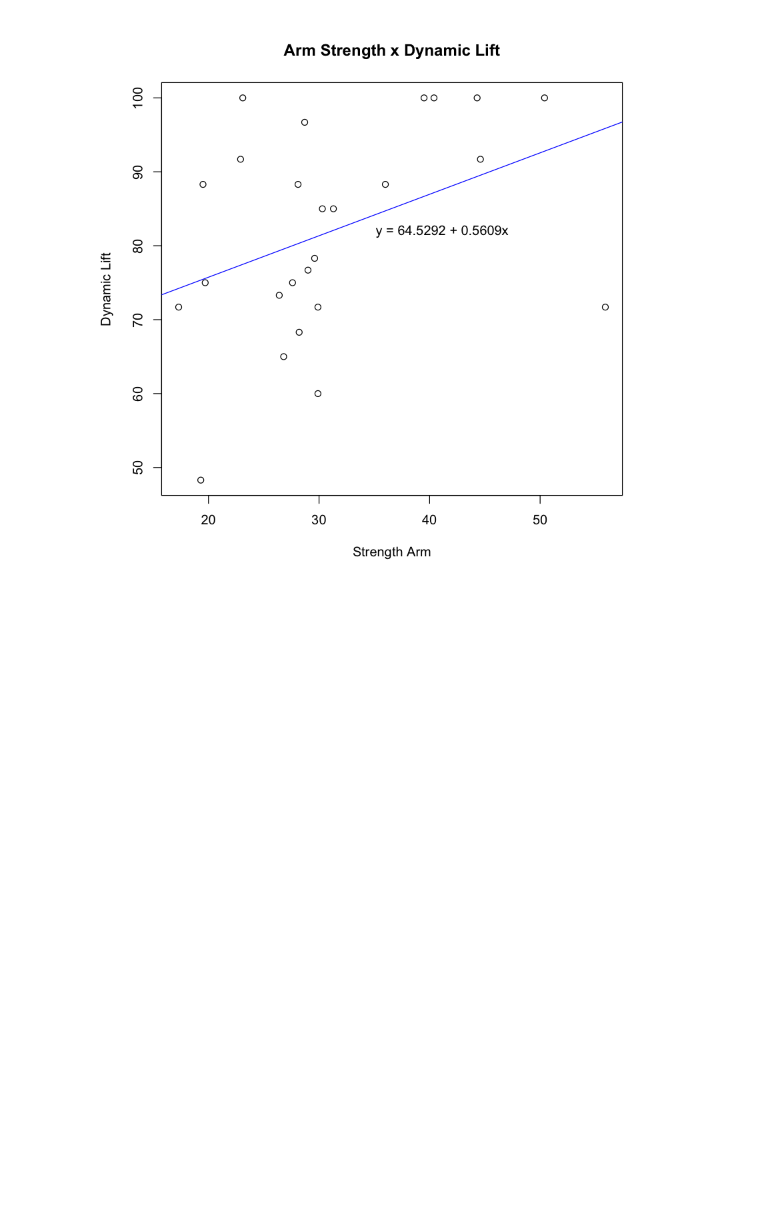
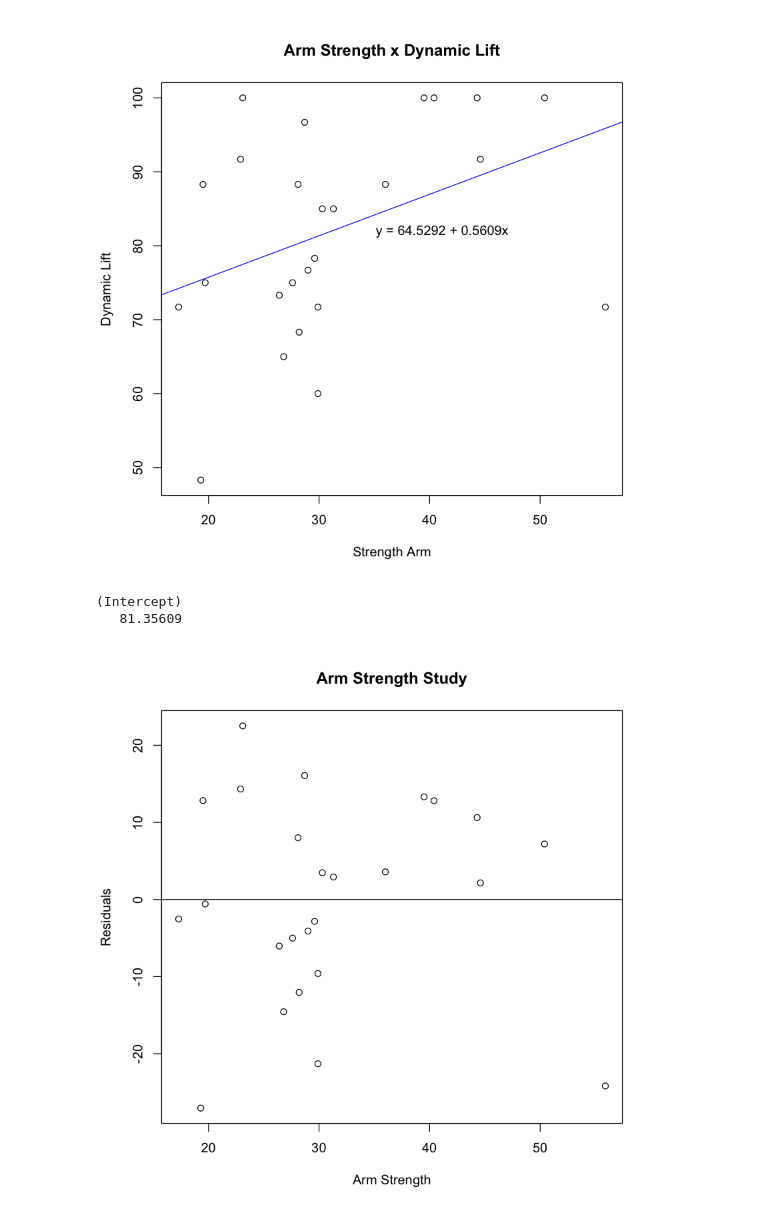
Before and after one commit to ramonsilvanet/regressaoLinear, a Jupyter notebook: trabalho_rl_71.r.ipynb, the cells around one changed output. Saved outputs shown, nothing was run; the diff lists cells and outputs as text; code cells hidden in the pictures; blank space fills up the shorter version.

```diff
--- a/trabalho_rl_71.r.ipynb
+++ b/trabalho_rl_71.r.ipynb
@@ -5,7 +5,7 @@ strength_test_data = data.frame(
 )
 # %%
 strength_test_data.lm = lm(dynamic_lift_y ~ arm_strength_x, data = strength_test_data )
-strength_test_data.lm
-
+strength_test_data.coeffs = coefficients(strength_test_data.lm)
+strength_test_data.coeffs
 strength_test_data.res = resid(strength_test_data.lm)
 # %% [output]
@@ -26,3 +22,20 @@ abline(strength_test_data.lm, col = 'blue')
 text(mean(strength_test_data$arm_strength_x) + 10, mean(strength_test_data$dynamic_lift_y), "y = 64.5292 + 0.5609x")
 # %% [output]
 [figure]
+# %%
+dynamic_lift = 30
+estimated_arm_strrength = strength_test_data.coeffs[1] + strength_test_data.coeffs[2] * dynamic_lift
+estimated_arm_strrength
+# %% [output]
+(Intercept)
+   81.35609
+# %%
+plot(strength_test_data$arm_strength_x,
+     strength_test_data.res,
+     ylab="Residuals",
+     xlab="Arm Strength",
+     main="Arm Strength Study"
+    )
+abline(0, 0)
+# %% [output]
+[figure, added]
```
Also changed, not shown: parts of 1 cell of this notebook.
